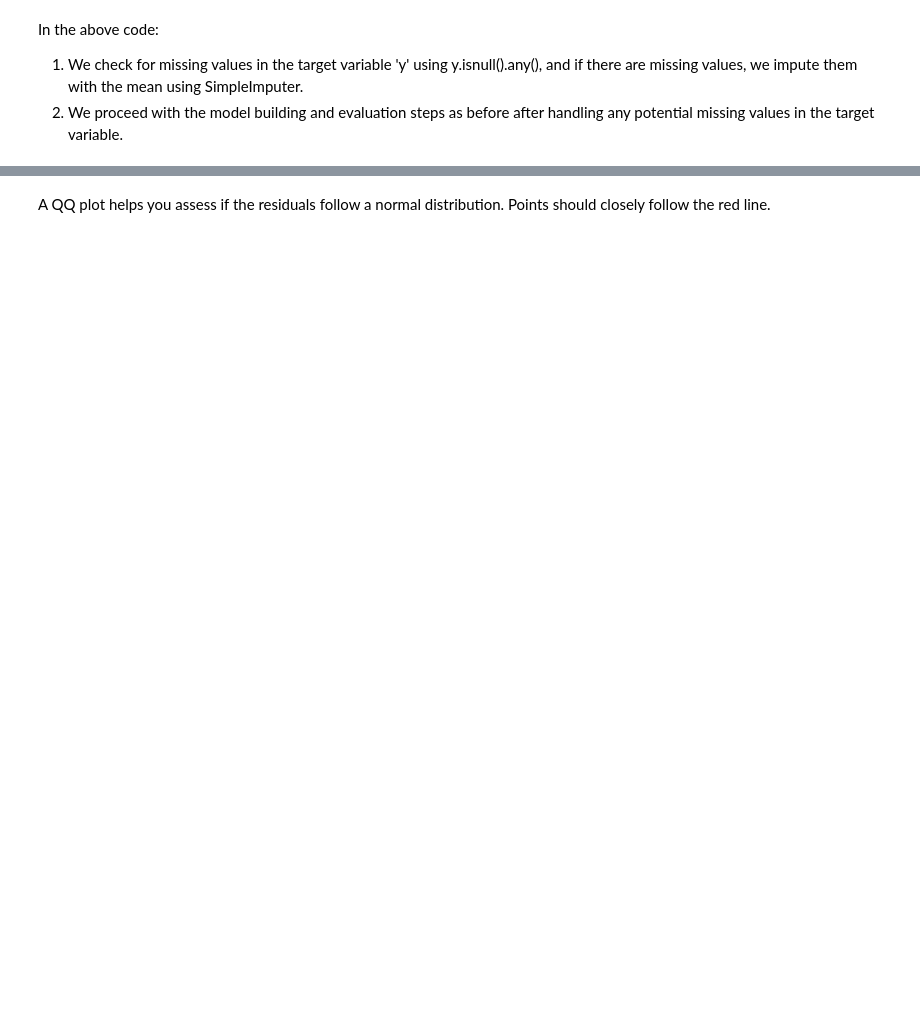
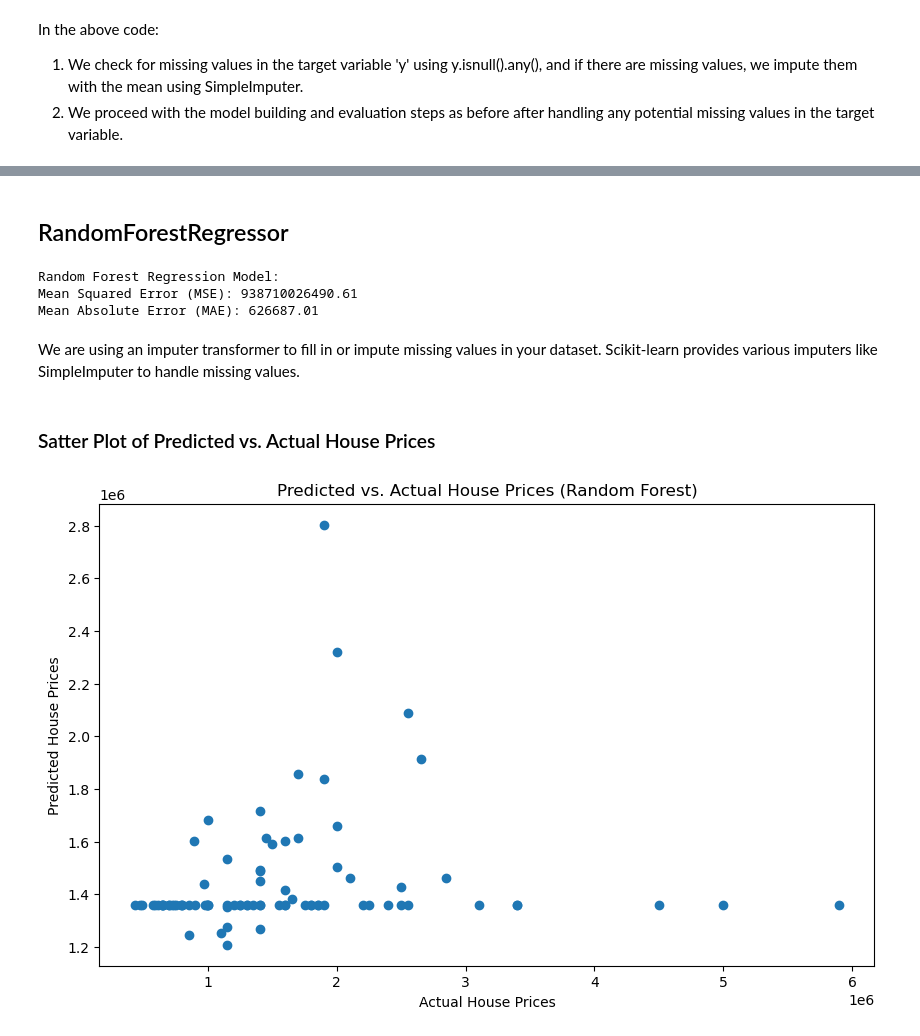
Before and after one commit to hemangsharma/36103_Assignmnet2_PartC, a Jupyter notebook: main.ipynb, the cells around one changed output, grey strips where cells are left out. Drawn from its saved outputs; the diff is of its cells as text; code cells hidden in the pictures; blank space fills up the shorter version.

Commit message:
Tried to make errorfree

```diff
--- a/main.ipynb
+++ b/main.ipynb
@@ -236,2 +307,48 @@ plt.show()
-# %% [markdown]
-A QQ plot helps you assess if the residuals follow a normal distribution. Points should closely follow the red line.
+# %% [markdown]
+## RandomForestRegressor
+# %%
+from sklearn.ensemble import RandomForestRegressor
+from sklearn.impute import SimpleImputer
+from sklearn.metrics import mean_squared_error, mean_absolute_error
+
+# Initialize the Random Forest Regression model
+rf_model = RandomForestRegressor(random_state=42)
+
+# Initialize the SimpleImputer to fill missing values with the mean
+imputer = SimpleImputer(strategy='mean')
+
+# Fit and transform the imputer on the training data
+X_train_imputed = imputer.fit_transform(X_train)
+X_test_imputed = imputer.transform(X_test)
+
+# Fit the model to the training data
+rf_model.fit(X_train_imputed, y_train)
+
+# Make predictions on the test data
+y_pred_rf = rf_model.predict(X_test_imputed)
+
+# Evaluate the Random Forest model
+mse_rf = mean_squared_error(y_test, y_pred_rf)
+mae_rf = mean_absolute_error(y_test, y_pred_rf)
+
+# Print the evaluation metrics
+print("Random Forest Regression Model:")
+print(f"Mean Squared Error (MSE): {mse_rf:.2f}")
+print(f"Mean Absolute Error (MAE): {mae_rf:.2f}")
+# %% [output]
+Random Forest Regression Model:
+Mean Squared Error (MSE): 938710026490.61
+Mean Absolute Error (MAE): 626687.01
+# %% [markdown]
+We are using an imputer transformer to fill in or impute missing values in your dataset. Scikit-learn provides various imputers like SimpleImputer to handle missing values.
+# %% [markdown]
+### Satter Plot of Predicted vs. Actual House Prices
+# %%
+plt.figure(figsize=(10, 6))
+plt.scatter(y_test, y_pred_rf)
+plt.title('Predicted vs. Actual House Prices (Random Forest)')
+plt.xlabel('Actual House Prices')
+plt.ylabel('Predicted House Prices')
+plt.show()
+# %% [output]
+[figure, added]
```
Also changed, not shown: parts of 33 cells of this notebook.
